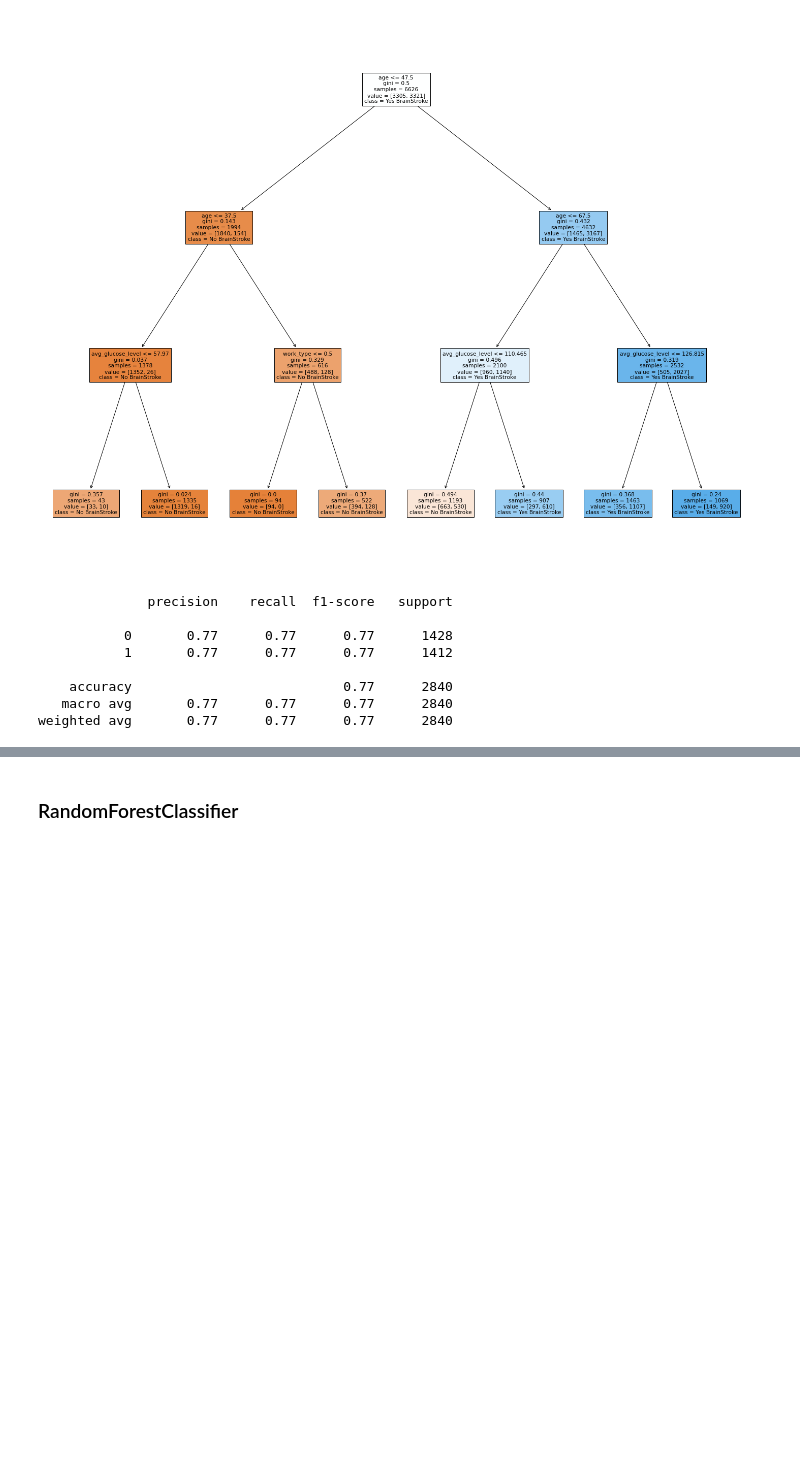
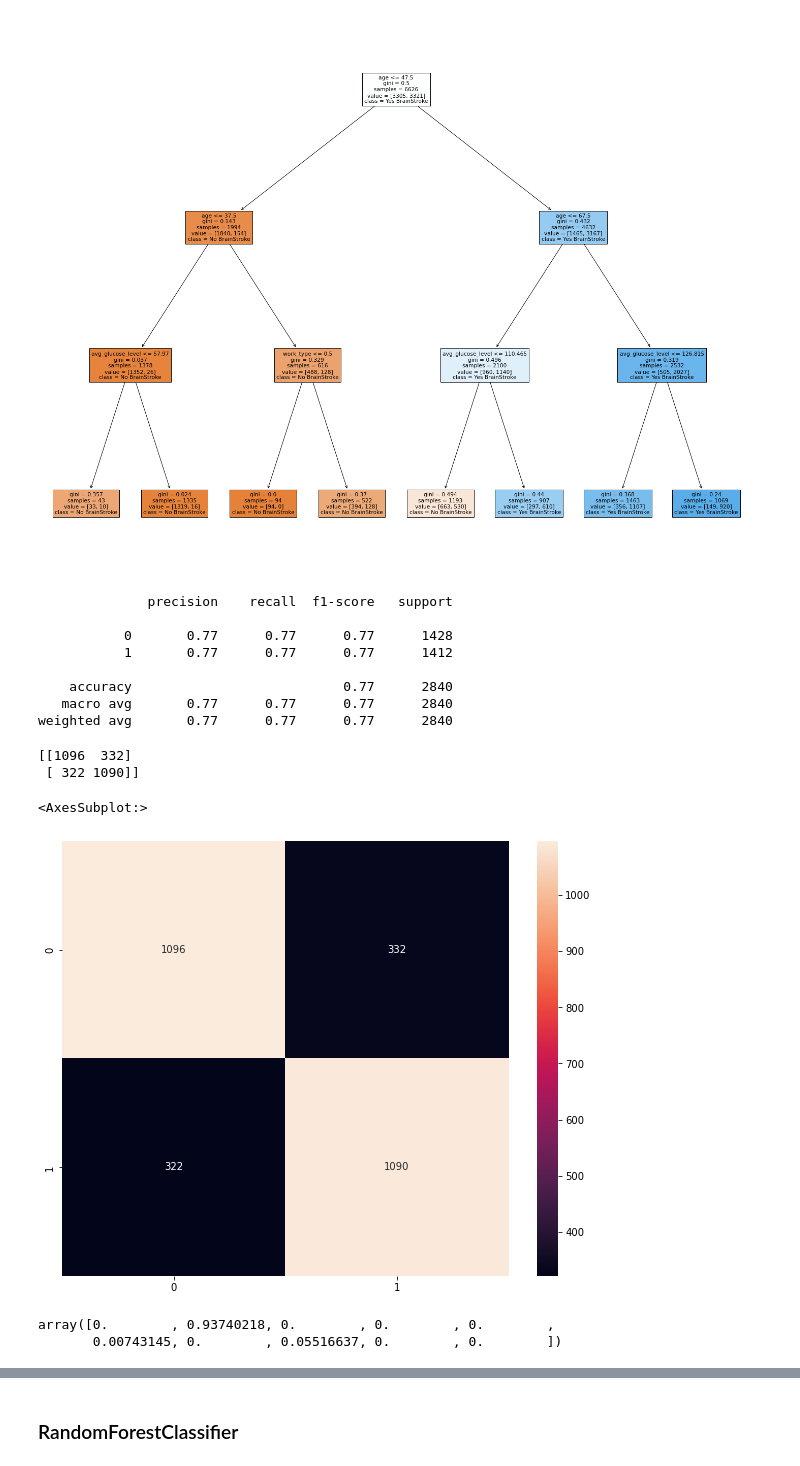
Before and after one commit to syee22/Brain_Stroke, a Jupyter notebook: code.ipynb, the cells around one changed output, grey strips where cells are left out. Drawn from its saved outputs; the diff is of its cells as text; code cells hidden in the pictures; blank space fills up the shorter version.

```diff
--- a/code.ipynb
+++ b/code.ipynb
@@ -374,10 +414,10 @@ X_test.shape,y_test.shape
 # %%
-from sklearn.metrics import accuracy_score, classification_report
-
+X_train,X_test,y_train,y_test = train_test_split(X,y,test_size=0.3,random_state=0)
 from sklearn.tree import DecisionTreeClassifier, plot_tree
 dt = DecisionTreeClassifier(max_depth=3, random_state=0).fit(X_train, y_train)
 dt_pred = dt.predict(X_test)
 
 plt.figure(figsize=(25,20))
-plot_tree(dt,feature_names=raw_data.columns[:-1],class_names= ['No BrainStroke','Yes BrainStroke'],filled=True)
+plot_tree(dt,feature_names=raw_data.columns[:-1],
+          class_names= ['No BrainStroke','Yes BrainStroke'],filled=True)
 # %% [output]
@@ -411,3 +449,13 @@ print(dt_scores)
     accuracy                           0.77      2840
    macro avg       0.77      0.77      0.77      2840
 weighted avg       0.77      0.77      0.77      2840
+# %%
+cm = confusion_matrix(y_test,dt_pred)
+print(cm)
+plt.figure(figsize=(10,8))
+sns.heatmap(cm,annot=True,fmt='d')
+# %% [output]
+[[1096  332]
+ [ 322 1090]]
+<AxesSubplot:>
+[figure, added]
@@ -413,0 +464,5 @@ weighted avg       0.77      0.77      0.77      2840
+# %%
+dt.feature_importances_
+# %% [output]
+array([0.        , 0.93740218, 0.        , 0.        , 0.        ,
+       0.00743145, 0.        , 0.05516637, 0.        , 0.        ])
```
Also changed, not shown: parts of 122 cells of this notebook.
